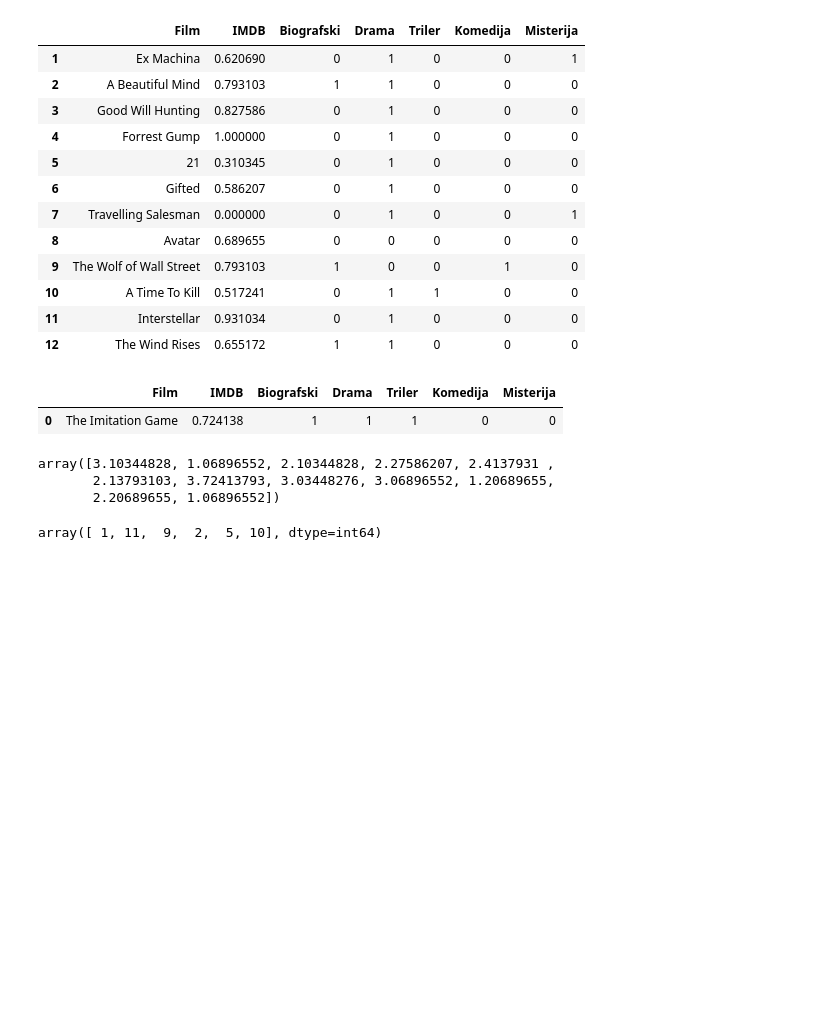
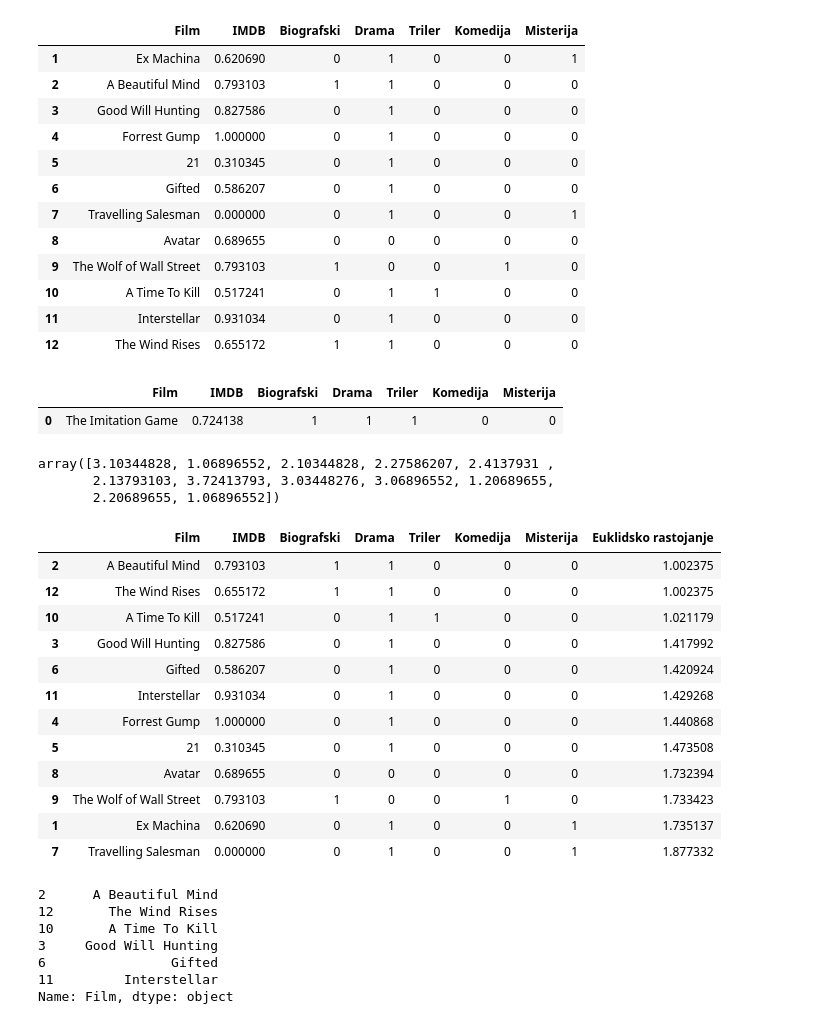
Before and after one commit to mdodovic/K-Nearest-Neighbours, a Jupyter notebook: films.ipynb, the cells around one changed output. Drawn from its saved outputs; the diff is of its cells as text; code cells hidden in the pictures; blank space fills up the shorter version.

```diff
--- a/films.ipynb
+++ b/films.ipynb
@@ -211,9 +226,33 @@ manhattan_distances_normalized
 array([3.10344828, 1.06896552, 2.10344828, 2.27586207, 2.4137931 ,
        2.13793103, 3.72413793, 3.03448276, 3.06896552, 1.20689655,
        2.20689655, 1.06896552])
+# %%
+new_film_euclidean_normalized = new_films_normalized.copy()
+new_film_euclidean_normalized.insert(len(new_film_euclidean_normalized.columns), "Euklidsko rastojanje", euclidean_distances_normalized)
+new_film_euclidean_normalized.sort_values(by=["Euklidsko rastojanje"])
+# %% [output]
+|  | Film | IMDB | Biografski | Drama | Triler | Komedija | Misterija | Euklidsko rastojanje |
+| 2 | A Beautiful Mind | 0.793103 | 1 | 1 | 0 | 0 | 0 | 1.002375 |
+| 12 | The Wind Rises | 0.655172 | 1 | 1 | 0 | 0 | 0 | 1.002375 |
+| 10 | A Time To Kill | 0.517241 | 0 | 1 | 1 | 0 | 0 | 1.021179 |
+| 3 | Good Will Hunting | 0.827586 | 0 | 1 | 0 | 0 | 0 | 1.417992 |
+| 6 | Gifted | 0.586207 | 0 | 1 | 0 | 0 | 0 | 1.420924 |
+| 11 | Interstellar | 0.931034 | 0 | 1 | 0 | 0 | 0 | 1.429268 |
+| 4 | Forrest Gump | 1.000000 | 0 | 1 | 0 | 0 | 0 | 1.440868 |
+| 5 | 21 | 0.310345 | 0 | 1 | 0 | 0 | 0 | 1.473508 |
+| 8 | Avatar | 0.689655 | 0 | 0 | 0 | 0 | 0 | 1.732394 |
+| 9 | The Wolf of Wall Street | 0.793103 | 1 | 0 | 0 | 1 | 0 | 1.733423 |
+| 1 | Ex Machina | 0.620690 | 0 | 1 | 0 | 0 | 1 | 1.735137 |
+| 7 | Travelling Salesman | 0.000000 | 0 | 1 | 0 | 0 | 1 | 1.877332 |
 # %%
 k = 6
 euclidean_nearest_neighbor_normalized_ids = euclidean_distances_normalized.argsort()[:k]
-euclidean_nearest_neighbor_normalized_ids
+new_films_normalized["Film"][euclidean_nearest_neighbor_normalized_ids + 1]
 # %% [output]
-array([ 1, 11,  9,  2,  5, 10], dtype=int64)
+2      A Beautiful Mind
+12       The Wind Rises
+10       A Time To Kill
+3     Good Will Hunting
+6                Gifted
+11         Interstellar
+Name: Film, dtype: object
```
Also changed, not shown: parts of 21 cells of this notebook.
